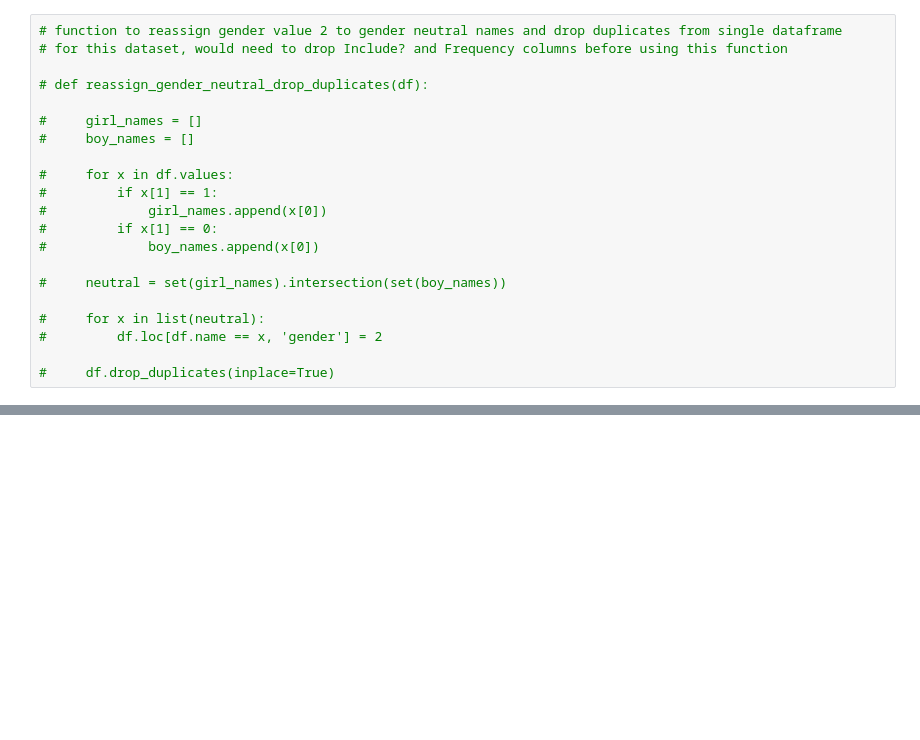
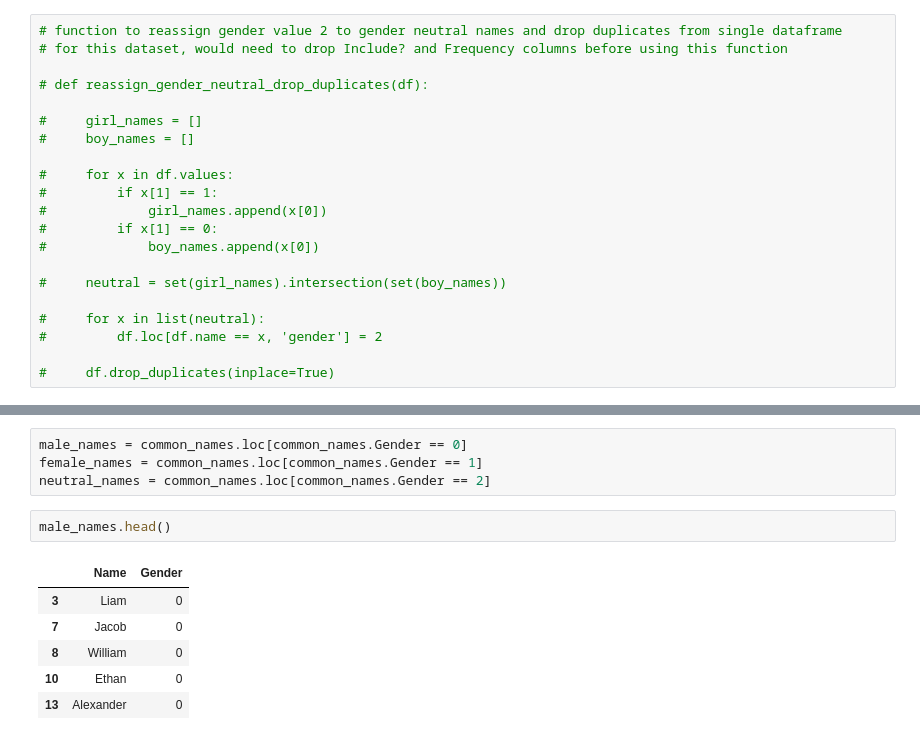
Before and after one commit to MagicMilly/women-in-film-analysis-dashboard, a Jupyter notebook: data_munging.ipynb, the cells around one changed output, grey strips where cells are left out. Cells and saved outputs as stored; diff of their text form; blank space fills up the shorter version.

Commit message:
finished with names for now with three new separate csv files

```diff
--- a/data_munging.ipynb
+++ b/data_munging.ipynb
@@ -241,0 +247,13 @@ Name: Gender, dtype: int64
+# %%
+male_names = common_names.loc[common_names.Gender == 0]
+female_names = common_names.loc[common_names.Gender == 1]
+neutral_names = common_names.loc[common_names.Gender == 2]
+# %%
+male_names.head()
+# %% [output]
+|  | Name | Gender |
+| 3 | Liam | 0 |
+| 7 | Jacob | 0 |
+| 8 | William | 0 |
+| 10 | Ethan | 0 |
+| 13 | Alexander | 0 |
```
Also changed, not shown: parts of 15 cells of this notebook.
